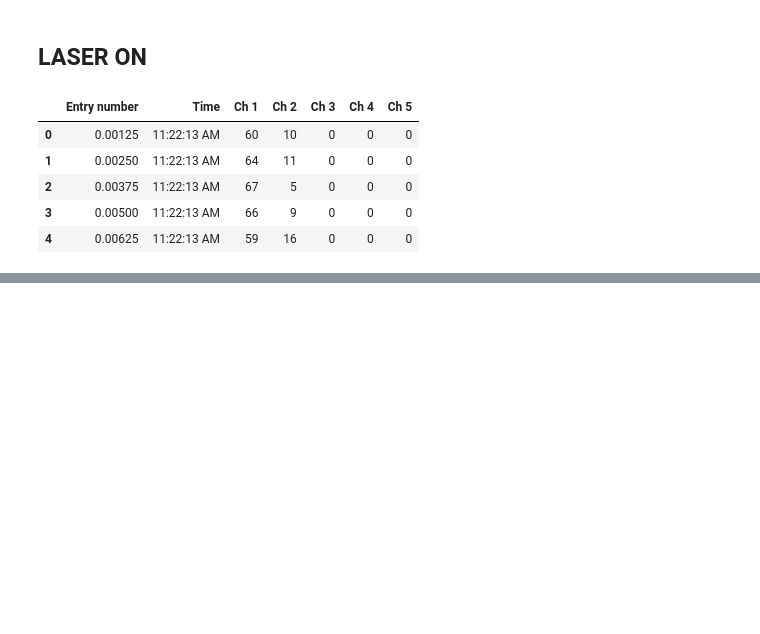
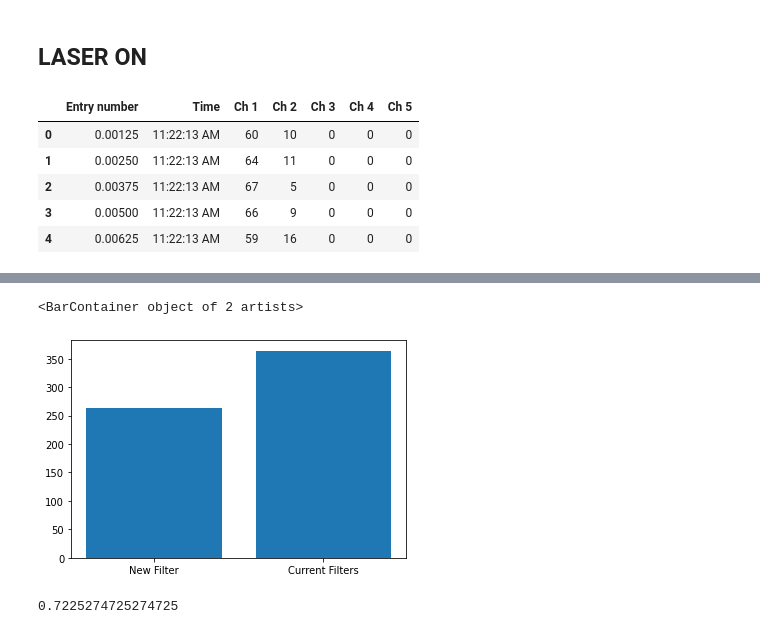
Before and after one commit to tyxiang0530/qrand, a Jupyter notebook: FilterStatistics.ipynb, the cells around one changed output, grey strips where cells are left out. Cells and saved outputs as stored; diff of their text form; code cells hidden in the pictures; blank space fills up the shorter version.

```diff
--- a/FilterStatistics.ipynb
+++ b/FilterStatistics.ipynb
@@ -39,0 +74,16 @@ plt.show()
+# %%
+t_CC_naked = sum(t_no_filt['Ch 4'][:len(t_old_filt['Ch 1'])])
+t_CC_new_filter = sum(t_new_filt['Ch 4'][:len(t_old_filt['Ch 1'])])
+t_CC_curr_filter = sum(t_old_filt['Ch 4'][:len(t_old_filt['Ch 1'])])
+# %%
+t_CC_data = {"New Filter": t_CC_new_filter, "Current Filters": t_CC_curr_filter}
+t_labels = list(t_CC_data.keys())
+t_coincidences = list(t_CC_data.values())
+plt.bar(t_labels, t_coincidences)
+# %% [output]
+<BarContainer object of 2 artists>
+[figure, added]
+# %%
+print(t_CC_new_filter / t_CC_curr_filter)
+# %% [output]
+0.7225274725274725
```
Also changed, not shown: parts of 8 cells of this notebook, 3 other files.
